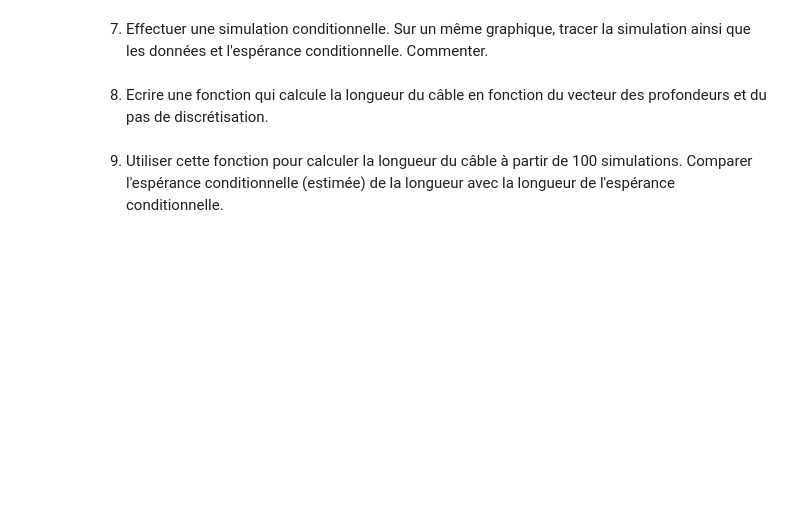
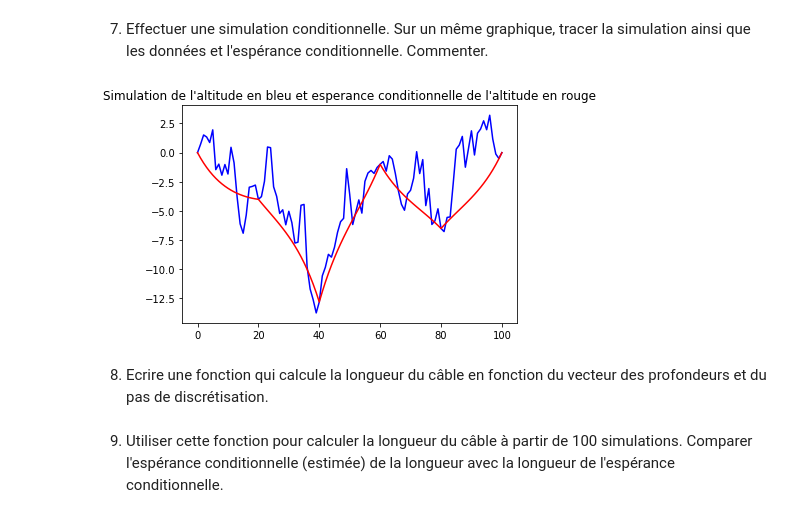
Before and after one commit to BenjaminPiet/Projet_proba, a Jupyter notebook: Projet_numerique_de_Probabilités.ipynb, the cells around one changed output. Cells and saved outputs as stored; diff of their text form; code cells hidden in the pictures; blank space fills up the shorter version.

Commit message:
simulation vecteur gaussien et longueur estimé pour 100 simulation

```diff
--- a/Projet_numerique_de_Probabilités.ipynb
+++ b/Projet_numerique_de_Probabilités.ipynb
@@ -326,4 +296,26 @@ Sinon, on voit que la variance augmente puis diminue entre chaque point de mesur
 # %% [markdown]
 7. Effectuer une simulation conditionnelle. Sur un même graphique, tracer la simulation ainsi que les données et l'espérance conditionnelle. Commenter.
+# %%
+#On va appliquer la méthode de Cholesky pour simuler vecteur gaussien d'esperance m
+#et de matrice de covariance CSy
+#on va definir une fct qui fournit une simulation de l'altitude, pour simplifier son utilisation plus tard
+def altitude():
+    Y=np.random.randn(N-n)
+    R = np.linalg.cholesky(CSy)
+    Z_unknown=m+np.dot(R,Y)
+    Z_total=np.zeros(N)
+    for i in range(n):
+        Z_total[observation_indexes[i]]=z[i] #on rajoute tt de même les altitudes observées
+    for j in range(N-n):
+        Z_total[unknown_indexes[j]]=Z_unknown[j]
+    return Z_total
+
+Z_total=altitude()
+plt.plot(Z_total,"b")
+plt.plot(alt_esp,"r")
+plt.title("Simulation de l'altitude en bleu et esperance conditionnelle de l'altitude en rouge")
+plt.show()
+# %% [output]
+[figure, added]
 # %% [markdown]
 8. Ecrire une fonction qui calcule la longueur du câble en fonction du vecteur des profondeurs et du pas de discrétisation.
```
Also changed, not shown: parts of 13 cells of this notebook.
